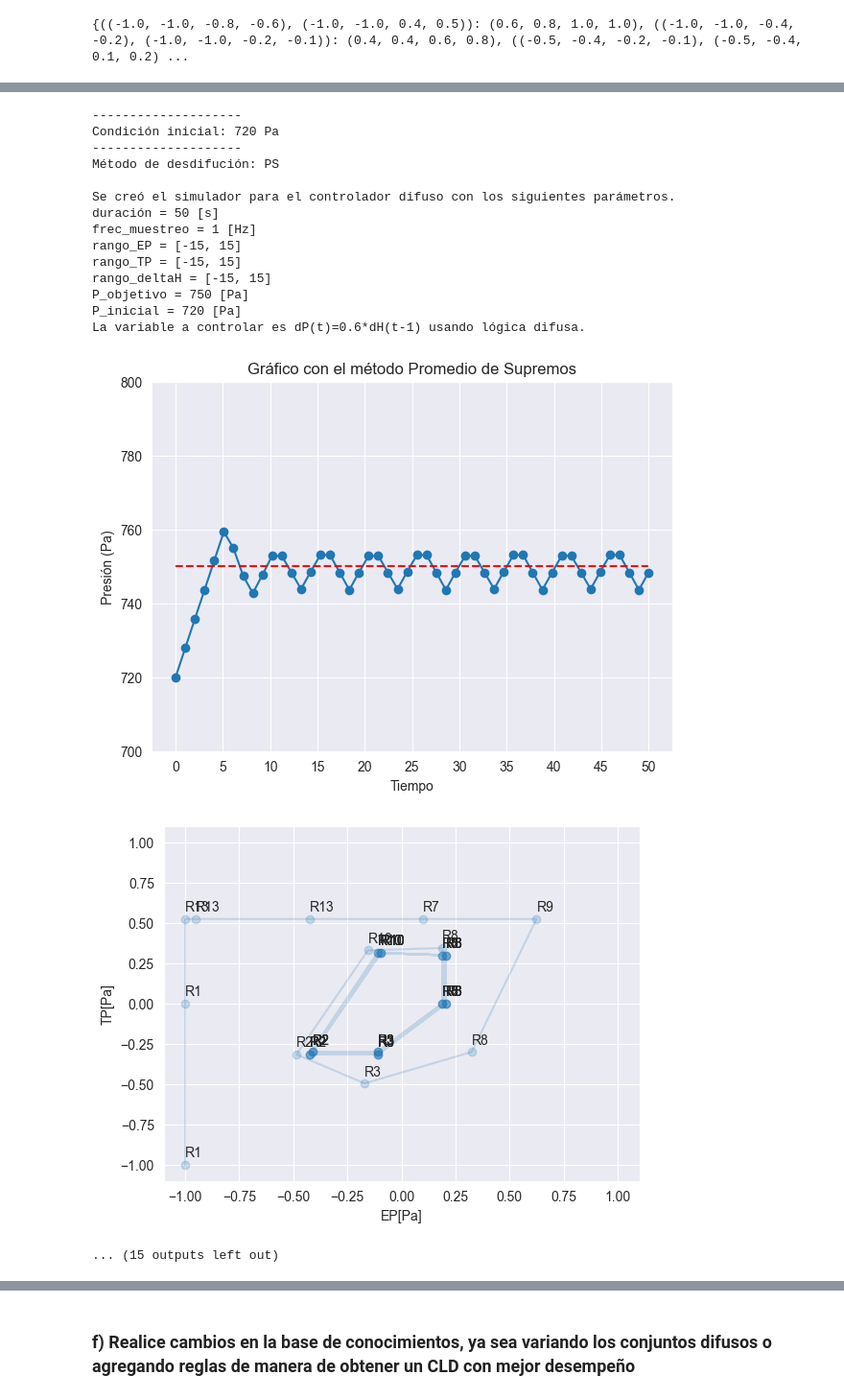
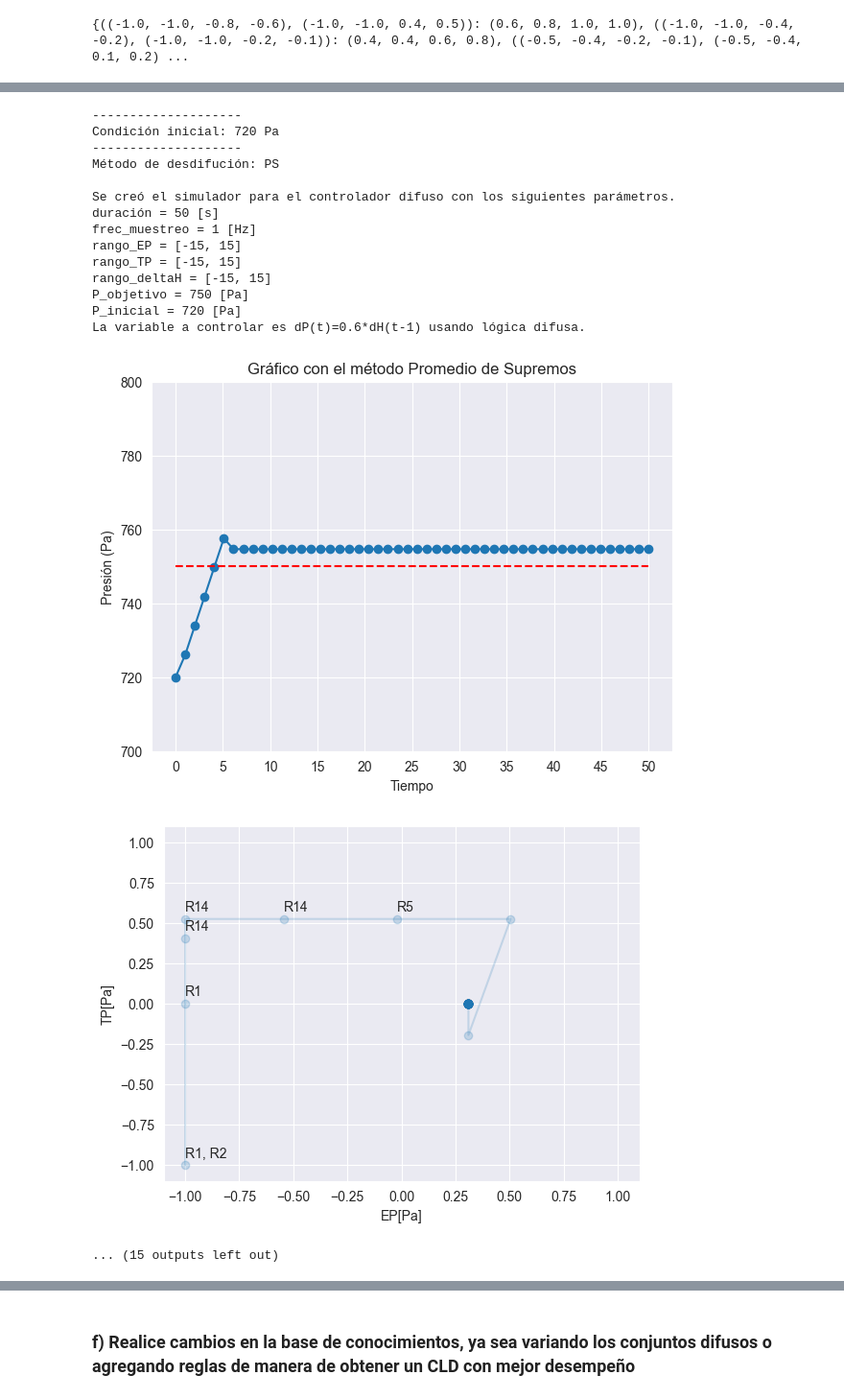
Before and after one commit to NicolasIsla/fuzzy-chainsaw, a Jupyter notebook: proyecto1.ipynb, the cells around one changed output, grey strips where cells are left out. Shown at 96% size. Drawn from its saved outputs; the diff is of its cells as text; code cells hidden in the pictures.

```diff
--- a/proyecto1.ipynb
+++ b/proyecto1.ipynb
@@ -614,7 +550,7 @@ La variable a controlar es dP(t)=0.6*dH(t-1) usando lógica difusa.
 ... (15 outputs left out)
 # %%
 claves = list(mapa_reglas_copy.keys())
-del mapa_reglas_copy[claves[10]]
+del mapa_reglas_copy[claves[8]]
 simulaciones(mapa_reglas=mapa_reglas_copy, plots = [True, False, True])
 # %% [output]
 --------------------
@@ -662,17 +598,17 @@ La variable a controlar es dP(t)=0.6*dH(t-1) usando lógica difusa.
 --------------------
 Condición inicial: 720 Pa
 --------------------
 Método de desdifución: PS
 
 Se creó el simulador para el controlador difuso con los siguientes parámetros.
 duración = 50 [s]
 frec_muestreo = 1 [Hz]
 rango_EP = [-15, 15]
 rango_TP = [-15, 15]
 rango_deltaH = [-15, 15]
 P_objetivo = 750 [Pa]
 P_inicial = 720 [Pa]
 La variable a controlar es dP(t)=0.6*dH(t-1) usando lógica difusa.
-[figure, old version]
+[figure, new version]
-[figure, old version]
+[figure, new version]
 ... (15 outputs left out)
```
Also changed, not shown: parts of 10 cells of this notebook.
